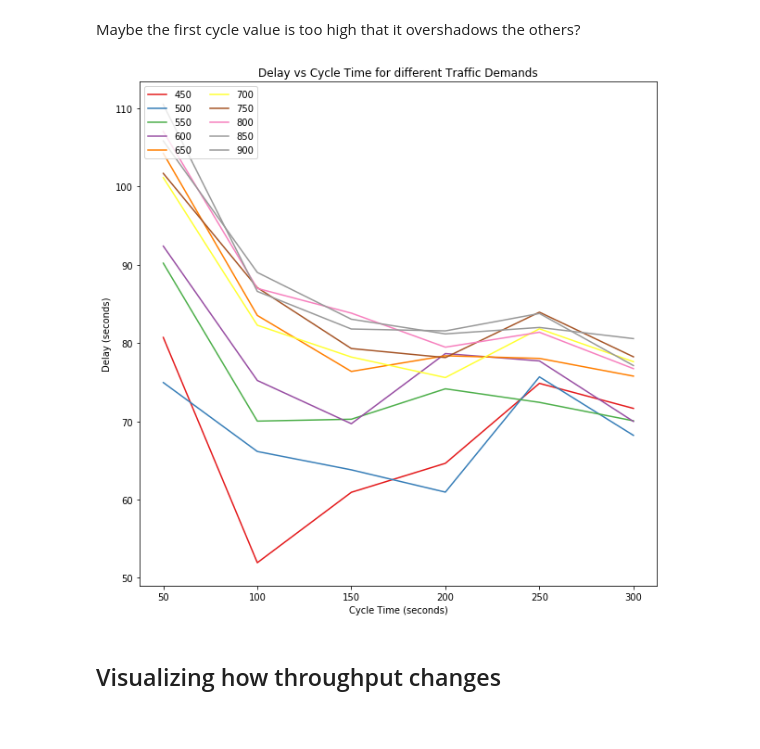
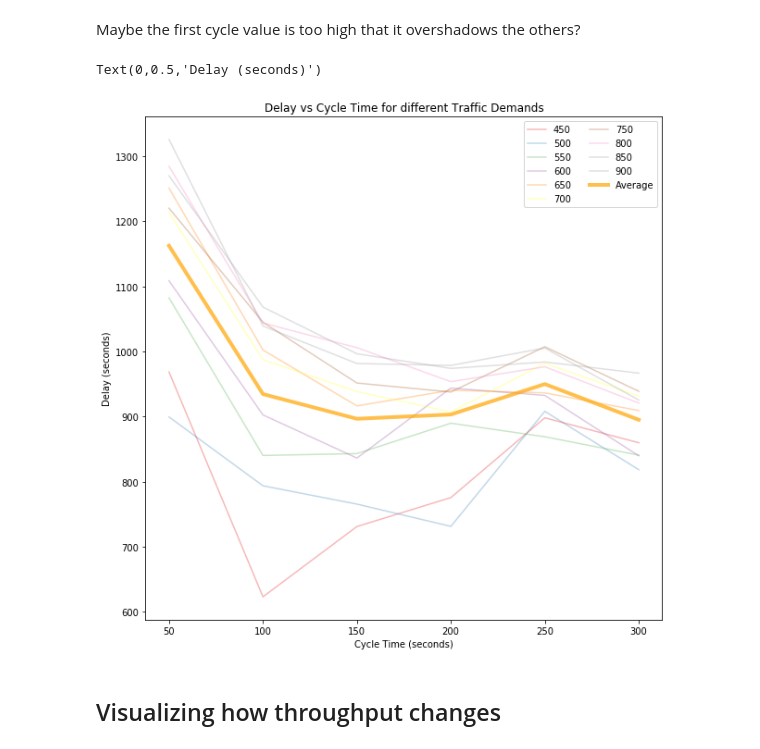
Before and after one commit to DEGABGED/ctm_data_processing, a Jupyter notebook: Webster's Formula for Cycle Time.ipynb, the cells around one changed output. Cells and saved outputs as stored; diff of their text form; code cells hidden in the pictures.

Commit message:
Label graphs

```diff
--- a/Webster's Formula for Cycle Time.ipynb
+++ b/Webster's Formula for Cycle Time.ipynb
@@ -121,7 +121,7 @@ df_throughput = pd.read_pickle('600s-run1-throughput-new.pkl')
 # %% [markdown]
 ## Visualizing how delay changes
 # %%
-df_delay_map = df_delay.groupby(['demand', 'cycle']).agg({'delay': 'mean'}).reset_index().pivot(index='demand', columns='cycle', values='delay')
+df_delay_map = df_delay.groupby(['demand', 'cycle']).agg({'delay': 'sum'}).reset_index().pivot(index='demand', columns='cycle', values='delay')
 df_delay_map
 # %% [output]
 | cycle | 50 | 100 | 150 | 200 | 250 | 300 |
@@ -146,23 +151,27 @@ Maybe the first cycle value is too high that it overshadows the others?
 # %%
 palette = plt.get_cmap('Set1')
 df_delay_transpose = df_delay_map.transpose()
+df_delay_avg = df_delay_transpose.mean(axis=1)
 
 fig, ax = plt.subplots(1,1,figsize=(10,10))
 
 num=0
 for column in df_delay_transpose:
-    plt.plot(df_delay_transpose.index, df_delay_transpose[column], marker='', color=palette(num), linewidth=1.5, label=column)
+    plt.plot(df_delay_transpose.index, df_delay_transpose[column], marker='', color=palette(num), linewidth=1.5, alpha=0.3, label=column)
     num+=1
 
-    # Add legend
-    plt.legend(loc=2, ncol=2)
+plt.plot(df_delay_avg.index, df_delay_avg.values, marker='', color='orange', linewidth=4, alpha=0.7, label='Average')
 
-    # Add titles
-    plt.title("Delay vs Cycle Time for different Traffic Demands")
-    plt.xlabel("Cycle Time (seconds)")
-    plt.ylabel("Delay (seconds)")
+# Add legend
+plt.legend(loc=1, ncol=2)
+
+# Add titles
+plt.title("Delay vs Cycle Time for different Traffic Demands")
+plt.xlabel("Cycle Time (seconds)")
+plt.ylabel("Delay (seconds)")
 # %% [output]
+Text(0,0.5,'Delay (seconds)')
-[figure, old version]
+[figure, new version]
 # %% [markdown]
 ## Visualizing how throughput changes
 # %%
```
Also changed, not shown: parts of 6 cells of this notebook.
